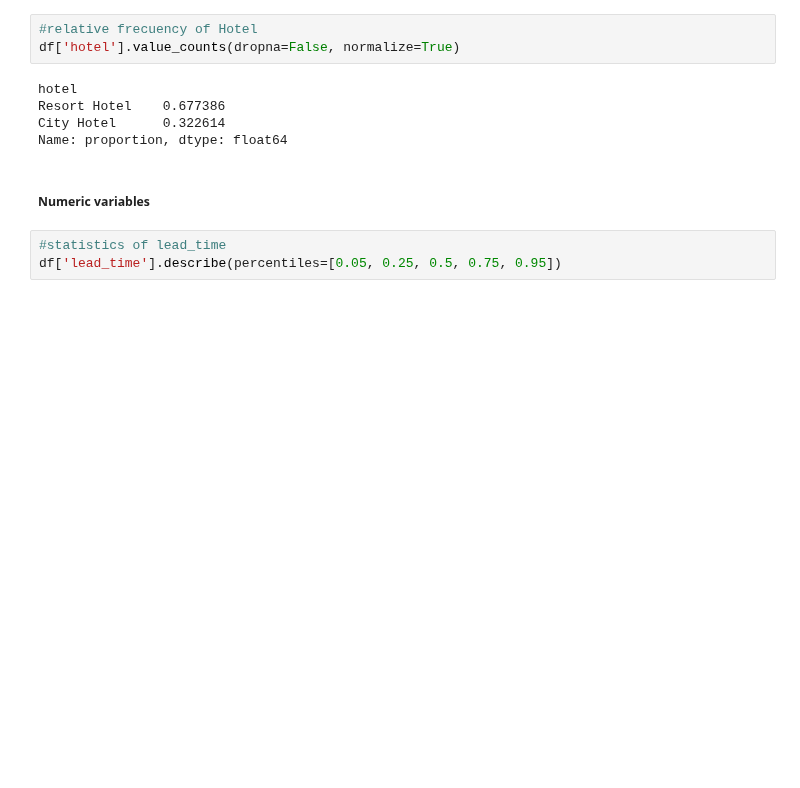
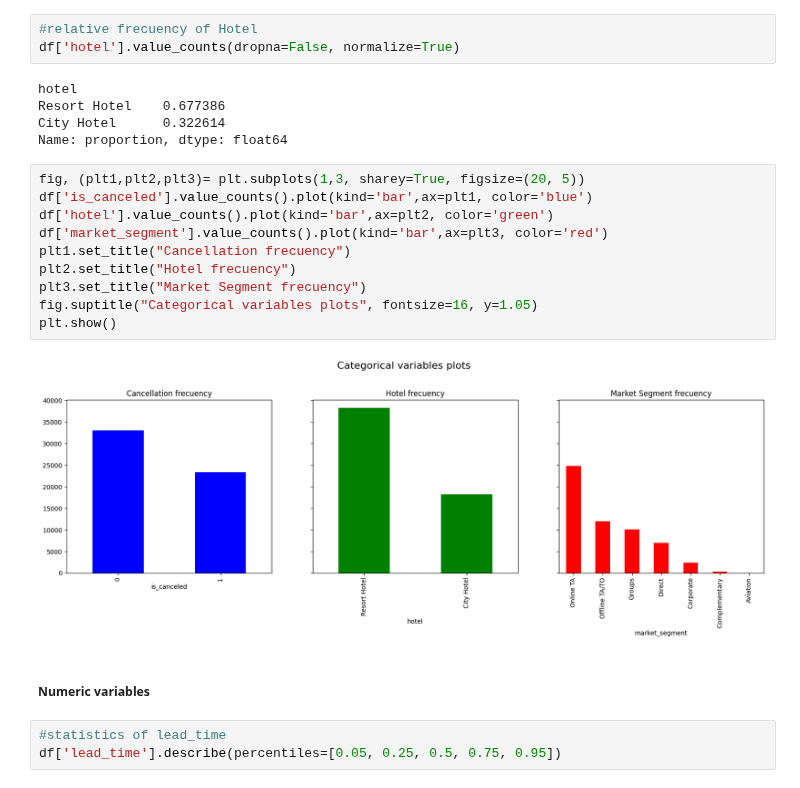
Before and after one commit to maxenceperon/Taller1_Felipe_Maxence_Ciencia_de_datos, a Jupyter notebook: eda.ipynb, the cells around one changed output. Drawn from its saved outputs; the diff is of its cells as text; blank space fills up the shorter version.

```diff
--- a/eda.ipynb
+++ b/eda.ipynb
@@ -84,6 +84,18 @@ hotel
 Resort Hotel    0.677386
 City Hotel      0.322614
 Name: proportion, dtype: float64
+# %%
+fig, (plt1,plt2,plt3)= plt.subplots(1,3, sharey=True, figsize=(20, 5))
+df['is_canceled'].value_counts().plot(kind='bar',ax=plt1, color='blue')
+df['hotel'].value_counts().plot(kind='bar',ax=plt2, color='green')
+df['market_segment'].value_counts().plot(kind='bar',ax=plt3, color='red')
+plt1.set_title("Cancellation frecuency")
+plt2.set_title("Hotel frecuency")
+plt3.set_title("Market Segment frecuency")
+fig.suptitle("Categorical variables plots", fontsize=16, y=1.05)
+plt.show()
+# %% [output]
+[figure, added]
 # %% [markdown]
 ##### Numeric variables
 # %%
```
Also changed, not shown: parts of 3 cells of this notebook.
